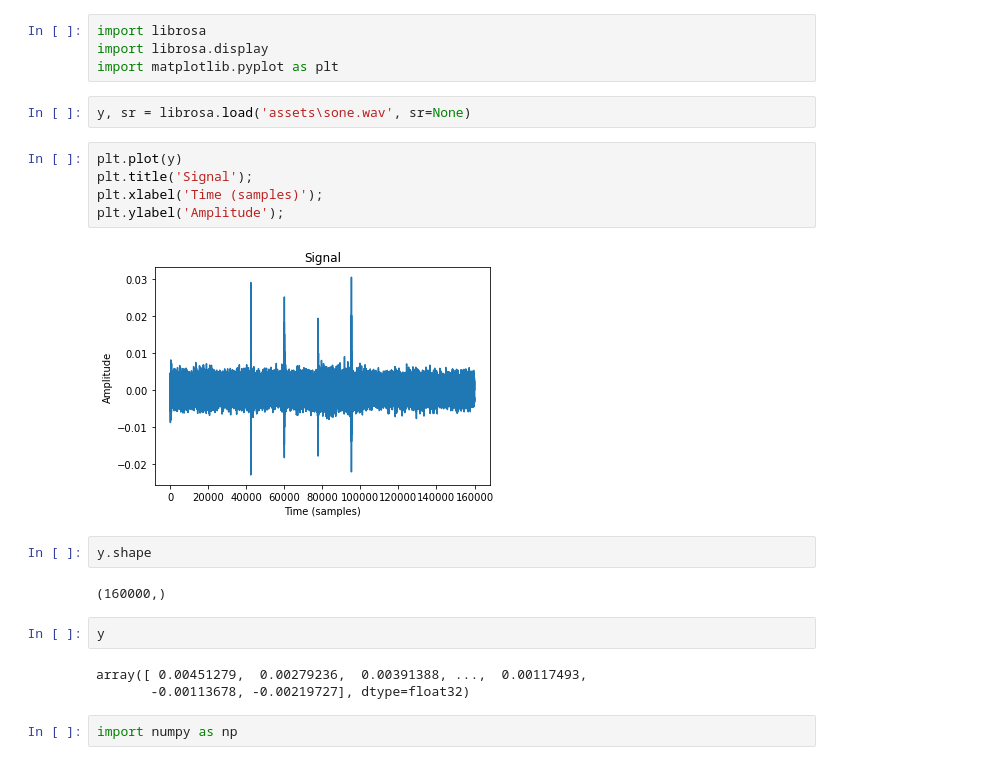
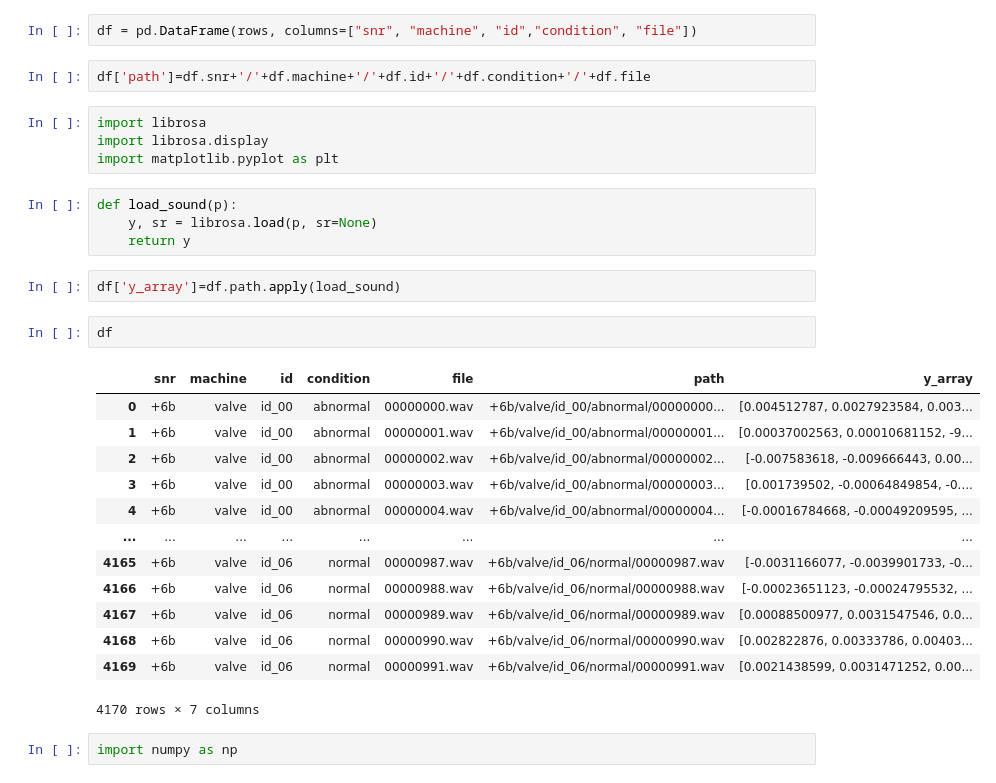
Before and after one commit to danielmendoza4213/motor_graders, a Jupyter notebook: test.ipynb, the cells around one changed output. Drawn from its saved outputs; the diff is of its cells as text.

```diff
--- a/test.ipynb
+++ b/test.ipynb
@@ -16,25 +11,33 @@ sound.head()
+# %%
+df = pd.DataFrame(rows, columns=["snr", "machine", "id","condition", "file"])
+# %%
+df['path']=df.snr+'/'+df.machine+'/'+df.id+'/'+df.condition+'/'+df.file
 # %%
 import librosa
 import librosa.display
 import matplotlib.pyplot as plt
 # %%
-y, sr = librosa.load('assets\sone.wav', sr=None)
+def load_sound(p):
+    y, sr = librosa.load(p, sr=None)
+    return y
-# %%
-plt.plot(y)
-plt.title('Signal');
-plt.xlabel('Time (samples)');
-plt.ylabel('Amplitude');
-# %% [output]
-[figure, removed]
-# %%
-y.shape
-# %% [output]
-(160000,)
-# %%
-y
-# %% [output]
-array([ 0.00451279,  0.00279236,  0.00391388, ...,  0.00117493,
-       -0.00113678, -0.00219727], dtype=float32)
+# %%
+df['y_array']=df.path.apply(load_sound)
+# %%
+df
+# %% [output]
+|  | snr | machine | id | condition | file | path | y_array |
+| 0 | +6b | valve | id_00 | abnormal | 00000000.wav | +6b/valve/id_00/abnormal/00000000... | [0.004512787, 0.0027923584, 0.003... |
+| 1 | +6b | valve | id_00 | abnormal | 00000001.wav | +6b/valve/id_00/abnormal/00000001... | [0.00037002563, 0.00010681152, -9... |
+| 2 | +6b | valve | id_00 | abnormal | 00000002.wav | +6b/valve/id_00/abnormal/00000002... | [-0.007583618, -0.009666443, 0.00... |
+| 3 | +6b | valve | id_00 | abnormal | 00000003.wav | +6b/valve/id_00/abnormal/00000003... | [0.001739502, -0.00064849854, -0.... |
+| 4 | +6b | valve | id_00 | abnormal | 00000004.wav | +6b/valve/id_00/abnormal/00000004... | [-0.00016784668, -0.00049209595, ... |
+| ... | ... | ... | ... | ... | ... | ... | ... |
+| 4165 | +6b | valve | id_06 | normal | 00000987.wav | +6b/valve/id_06/normal/00000987.wav | [-0.0031166077, -0.0039901733, -0... |
+| 4166 | +6b | valve | id_06 | normal | 00000988.wav | +6b/valve/id_06/normal/00000988.wav | [-0.00023651123, -0.00024795532, ... |
+| 4167 | +6b | valve | id_06 | normal | 00000989.wav | +6b/valve/id_06/normal/00000989.wav | [0.00088500977, 0.0031547546, 0.0... |
+| 4168 | +6b | valve | id_06 | normal | 00000990.wav | +6b/valve/id_06/normal/00000990.wav | [0.002822876, 0.00333786, 0.00403... |
+| 4169 | +6b | valve | id_06 | normal | 00000991.wav | +6b/valve/id_06/normal/00000991.wav | [0.0021438599, 0.0031471252, 0.00... |
+4170 rows × 7 columns
 # %%
 import numpy as np
 # %%
```
Also changed, not shown: parts of 9 cells of this notebook, 1 other file.
